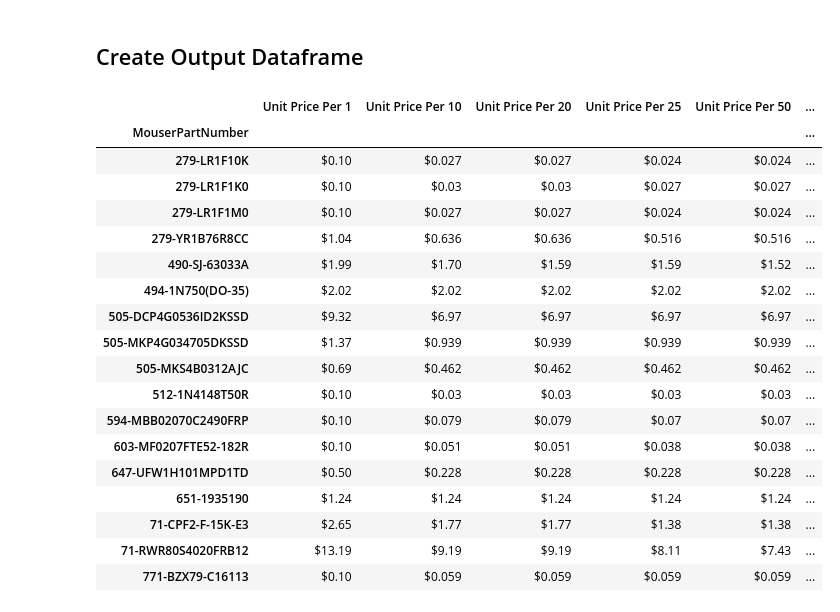
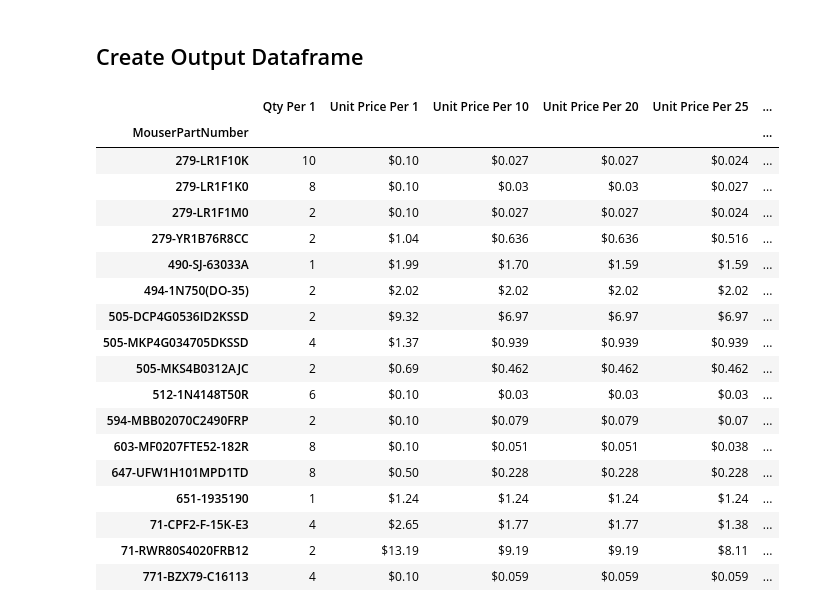
Before and after one commit to tiedyefreak22/Dual-Mono-Amp-Design, a Jupyter notebook: Mouser_API/Mouser_API.ipynb, the cells around one changed output. Drawn from its saved outputs; the diff is of its cells as text; code cells hidden in the pictures.

```diff
--- a/Mouser_API/Mouser_API.ipynb
+++ b/Mouser_API/Mouser_API.ipynb
@@ -196,41 +196,46 @@ Cant find part(s):
 # %%
 quantities = np.unique([j for i, j in results.index.values])
 quantities = quantities[quantities <= 100]
 
 price_breaks = pd.DataFrame(np.unique([i for i, j in results.index.values]), columns = ["MouserPartNumber"])
 price_breaks.set_index("MouserPartNumber", inplace = True)
 
 for part_num in [i for i, j in results.index.values]:
     for quantity in quantities:
         result_df = results.loc[(results.index.get_level_values('MouserPartNumber') == part_num) & (results.index.get_level_values('Quantity') == quantity)]["Price"]
         if result_df.empty:
             price_breaks.loc[part_num, f"Unit Price Per {quantity}"] = np.nan
         else:
             price_breaks.loc[part_num, f"Unit Price Per {quantity}"] = result_df.values
 
 price_breaks = price_breaks.ffill(axis=1)
 
-# for part_num in price_breaks.index.values:
-#     price_breaks.insert(loc=1, column="Qty Per 1", value = BOM_df[BOM_df["MOUSER_PART_NUMBER"] == part_num])
+for idx, part_num in enumerate(price_breaks.index.values):
+    qty_val = int(*np.unique(results.loc[results.index.get_level_values('MouserPartNumber') == part_num]["Qty"].values))
+
+    if idx == 0:
+        price_breaks.insert(loc=0, column="Qty Per 1", value = qty_val)
+    else:
+        price_breaks.at[part_num, "Qty Per 1"] = qty_val
 
 display(price_breaks)
 # %% [output]
-|  | Unit Price Per 1 | Unit Price Per 10 | Unit Price Per 20 | Unit Price Per 25 | Unit Price Per 50 | ... |
+|  | Qty Per 1 | Unit Price Per 1 | Unit Price Per 10 | Unit Price Per 20 | Unit Price Per 25 | ... |
 | MouserPartNumber |  |  |  |  |  | ... |
-| 279-LR1F10K | $0.10 | $0.027 | $0.027 | $0.024 | $0.024 | ... |
-| 279-LR1F1K0 | $0.10 | $0.03 | $0.03 | $0.027 | $0.027 | ... |
-| 279-LR1F1M0 | $0.10 | $0.027 | $0.027 | $0.024 | $0.024 | ... |
-| 279-YR1B76R8CC | $1.04 | $0.636 | $0.636 | $0.516 | $0.516 | ... |
-| 490-SJ-63033A | $1.99 | $1.70 | $1.59 | $1.59 | $1.52 | ... |
-| 494-1N750(DO-35) | $2.02 | $2.02 | $2.02 | $2.02 | $2.02 | ... |
-| 505-DCP4G0536ID2KSSD | $9.32 | $6.97 | $6.97 | $6.97 | $6.97 | ... |
-| 505-MKP4G034705DKSSD | $1.37 | $0.939 | $0.939 | $0.939 | $0.939 | ... |
-| 505-MKS4B0312AJC | $0.69 | $0.462 | $0.462 | $0.462 | $0.462 | ... |
-| 512-1N4148T50R | $0.10 | $0.03 | $0.03 | $0.03 | $0.03 | ... |
-| 594-MBB02070C2490FRP | $0.10 | $0.079 | $0.079 | $0.07 | $0.07 | ... |
-| 603-MF0207FTE52-182R | $0.10 | $0.051 | $0.051 | $0.038 | $0.038 | ... |
-| 647-UFW1H101MPD1TD | $0.50 | $0.228 | $0.228 | $0.228 | $0.228 | ... |
-| 651-1935190 | $1.24 | $1.24 | $1.24 | $1.24 | $1.24 | ... |
-| 71-CPF2-F-15K-E3 | $2.65 | $1.77 | $1.77 | $1.38 | $1.38 | ... |
-| 71-RWR80S4020FRB12 | $13.19 | $9.19 | $9.19 | $8.11 | $7.43 | ... |
-| 771-BZX79-C16113 | $0.10 | $0.059 | $0.059 | $0.059 | $0.059 | ... |
+| 279-LR1F10K | 10 | $0.10 | $0.027 | $0.027 | $0.024 | ... |
+| 279-LR1F1K0 | 8 | $0.10 | $0.03 | $0.03 | $0.027 | ... |
+| 279-LR1F1M0 | 2 | $0.10 | $0.027 | $0.027 | $0.024 | ... |
+| 279-YR1B76R8CC | 2 | $1.04 | $0.636 | $0.636 | $0.516 | ... |
+| 490-SJ-63033A | 1 | $1.99 | $1.70 | $1.59 | $1.59 | ... |
+| 494-1N750(DO-35) | 2 | $2.02 | $2.02 | $2.02 | $2.02 | ... |
+| 505-DCP4G0536ID2KSSD | 2 | $9.32 | $6.97 | $6.97 | $6.97 | ... |
+| 505-MKP4G034705DKSSD | 4 | $1.37 | $0.939 | $0.939 | $0.939 | ... |
+| 505-MKS4B0312AJC | 2 | $0.69 | $0.462 | $0.462 | $0.462 | ... |
+| 512-1N4148T50R | 6 | $0.10 | $0.03 | $0.03 | $0.03 | ... |
+| 594-MBB02070C2490FRP | 2 | $0.10 | $0.079 | $0.079 | $0.07 | ... |
+| 603-MF0207FTE52-182R | 8 | $0.10 | $0.051 | $0.051 | $0.038 | ... |
+| 647-UFW1H101MPD1TD | 8 | $0.50 | $0.228 | $0.228 | $0.228 | ... |
+| 651-1935190 | 1 | $1.24 | $1.24 | $1.24 | $1.24 | ... |
+| 71-CPF2-F-15K-E3 | 4 | $2.65 | $1.77 | $1.77 | $1.38 | ... |
+| 71-RWR80S4020FRB12 | 2 | $13.19 | $9.19 | $9.19 | $8.11 | ... |
+| 771-BZX79-C16113 | 4 | $0.10 | $0.059 | $0.059 | $0.059 | ... |
```
